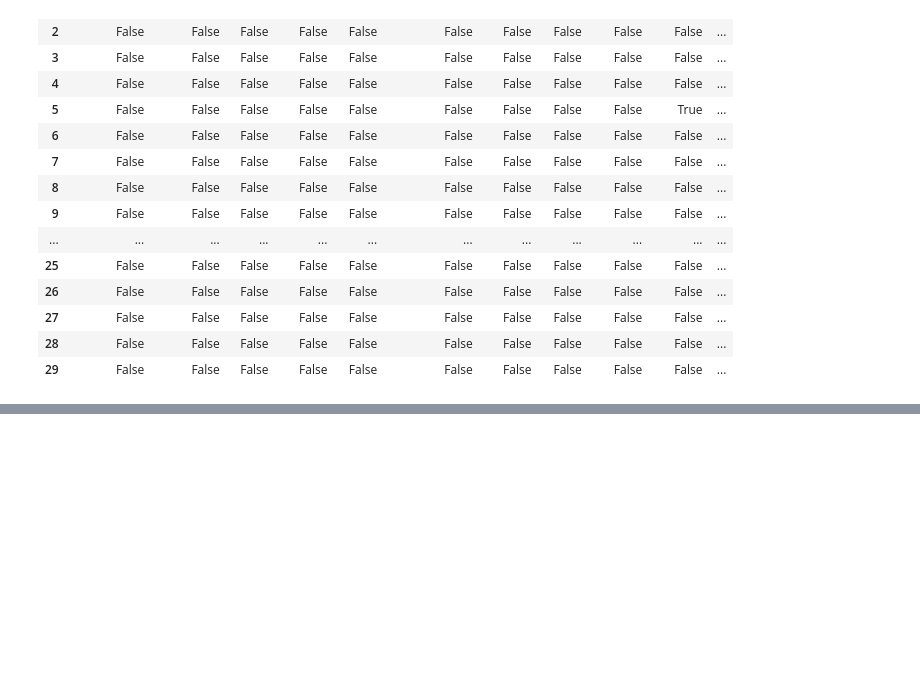
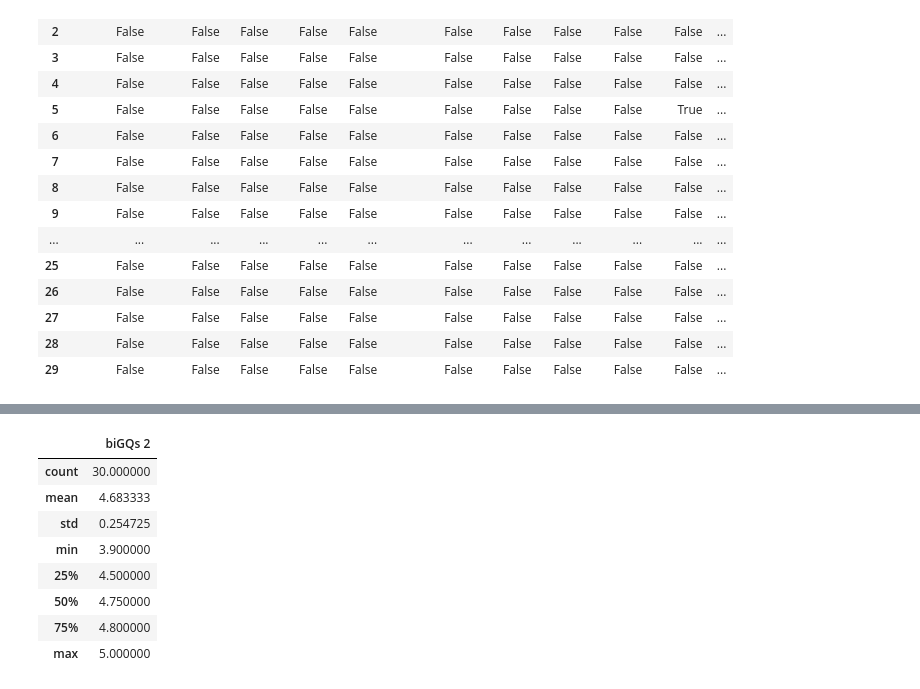
Before and after one commit to Devendrakumawat8089/pandas, a Jupyter notebook: Pandas_Rev.ipynb, the cells around one changed output, grey strips where cells are left out. Saved outputs shown, nothing was run; the diff lists cells and outputs as text; code cells hidden in the pictures; blank space fills up the shorter version.

```diff
--- a/Pandas_Rev.ipynb
+++ b/Pandas_Rev.ipynb
@@ -48,0 +97,12 @@ df.isnull()
+# %%
+df.describe()
+# %% [output]
+|  | biGQs 2 |
+| count | 30.000000 |
+| mean | 4.683333 |
+| std | 0.254725 |
+| min | 3.900000 |
+| 25% | 4.500000 |
+| 50% | 4.750000 |
+| 75% | 4.800000 |
+| max | 5.000000 |
```
Also changed, not shown: parts of 10 cells of this notebook.
